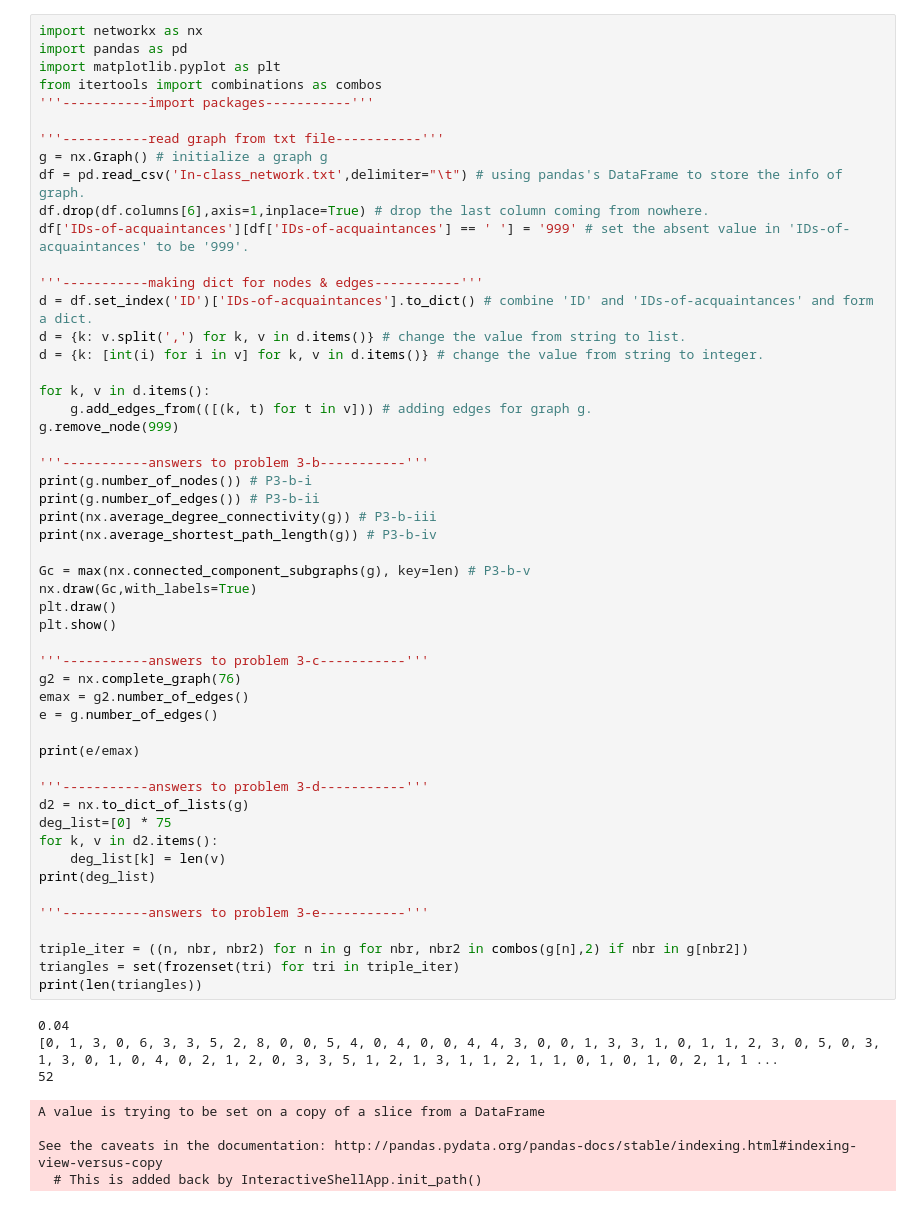
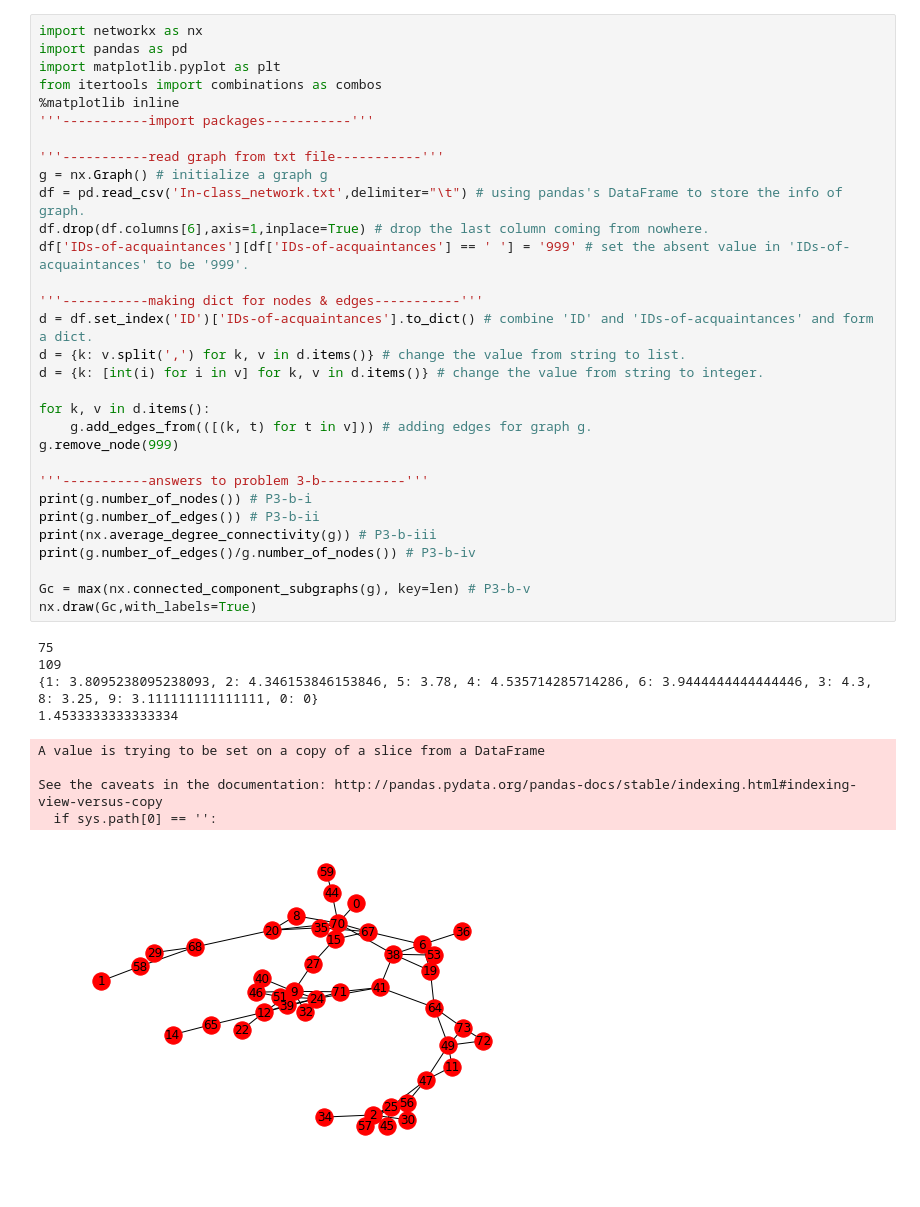
Before and after one commit to junipertcy/networkie, a Jupyter notebook: hw3.ipynb, the cells around one changed output. Cells and saved outputs as stored; diff of their text form.

```diff
--- a/hw3.ipynb
+++ b/hw3.ipynb
@@ -3,58 +3,39 @@ import networkx as nx
 import pandas as pd
 import matplotlib.pyplot as plt
 from itertools import combinations as combos
+%matplotlib inline
 '''-----------import packages-----------'''
 
 '''-----------read graph from txt file-----------'''
 g = nx.Graph() # initialize a graph g
 df = pd.read_csv('In-class_network.txt',delimiter="\t") # using pandas's DataFrame to store the info of graph.
 df.drop(df.columns[6],axis=1,inplace=True) # drop the last column coming from nowhere.
 df['IDs-of-acquaintances'][df['IDs-of-acquaintances'] == ' '] = '999' # set the absent value in 'IDs-of-acquaintances' to be '999'.
 
 '''-----------making dict for nodes & edges-----------'''
 d = df.set_index('ID')['IDs-of-acquaintances'].to_dict() # combine 'ID' and 'IDs-of-acquaintances' and form a dict.
 d = {k: v.split(',') for k, v in d.items()} # change the value from string to list.
 d = {k: [int(i) for i in v] for k, v in d.items()} # change the value from string to integer.
 
 for k, v in d.items():
     g.add_edges_from(([(k, t) for t in v])) # adding edges for graph g.
 g.remove_node(999)
 
 '''-----------answers to problem 3-b-----------'''
 print(g.number_of_nodes()) # P3-b-i
 print(g.number_of_edges()) # P3-b-ii
 print(nx.average_degree_connectivity(g)) # P3-b-iii
-print(nx.average_shortest_path_length(g)) # P3-b-iv
+print(g.number_of_edges()/g.number_of_nodes()) # P3-b-iv
 
 Gc = max(nx.connected_component_subgraphs(g), key=len) # P3-b-v
 nx.draw(Gc,with_labels=True)
-plt.draw()
-plt.show()
-
-'''-----------answers to problem 3-c-----------'''
-g2 = nx.complete_graph(76)
-emax = g2.number_of_edges()
-e = g.number_of_edges()
-
-print(e/emax)
-
-'''-----------answers to problem 3-d-----------'''
-d2 = nx.to_dict_of_lists(g)
-deg_list=[0] * 75
-for k, v in d2.items():
-    deg_list[k] = len(v)
-print(deg_list)
-
-'''-----------answers to problem 3-e-----------'''
-
-triple_iter = ((n, nbr, nbr2) for n in g for nbr, nbr2 in combos(g[n],2) if nbr in g[nbr2])
-triangles = set(frozenset(tri) for tri in triple_iter)
-print(len(triangles))
 # %% [output]
-0.04
-[0, 1, 3, 0, 6, 3, 3, 5, 2, 8, 0, 0, 5, 4, 0, 4, 0, 0, 4, 4, 3, 0, 0, 1, 3, 3, 1, 0, 1, 1, 2, 3, 0, 5, 0, 3, 1, 3, 0, 1, 0, 4, 0, 2, 1, 2, 0, 3, 3, 5, 1, 2, 1, 3, 1, 1, 2, 1, 1, 0, 1, 0, 1, 0, 2, 1, 1 ...
-52
+75
+109
+{1: 3.8095238095238093, 2: 4.346153846153846, 5: 3.78, 4: 4.535714285714286, 6: 3.9444444444444446, 3: 4.3, 8: 3.25, 9: 3.111111111111111, 0: 0}
+1.4533333333333334
 A value is trying to be set on a copy of a slice from a DataFrame
 
 See the caveats in the documentation: http://pandas.pydata.org/pandas-docs/stable/indexing.html#indexing-view-versus-copy
-  # This is added back by InteractiveShellApp.init_path()
+  if sys.path[0] == '':
+[figure, added]
```
Also changed, not shown: parts of 1 cell of this notebook.
